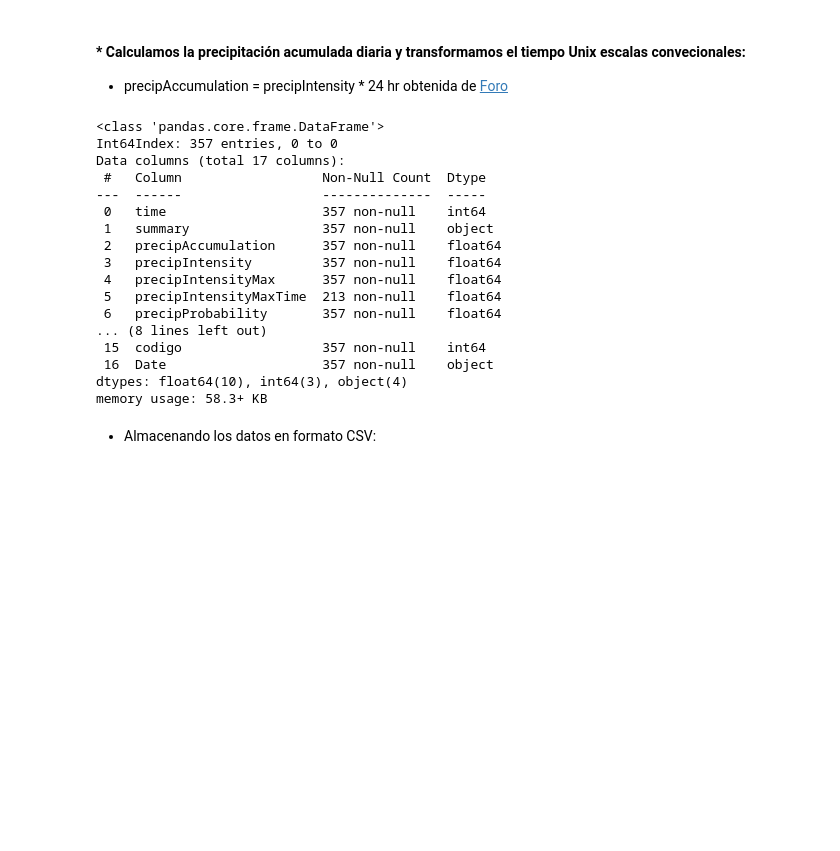
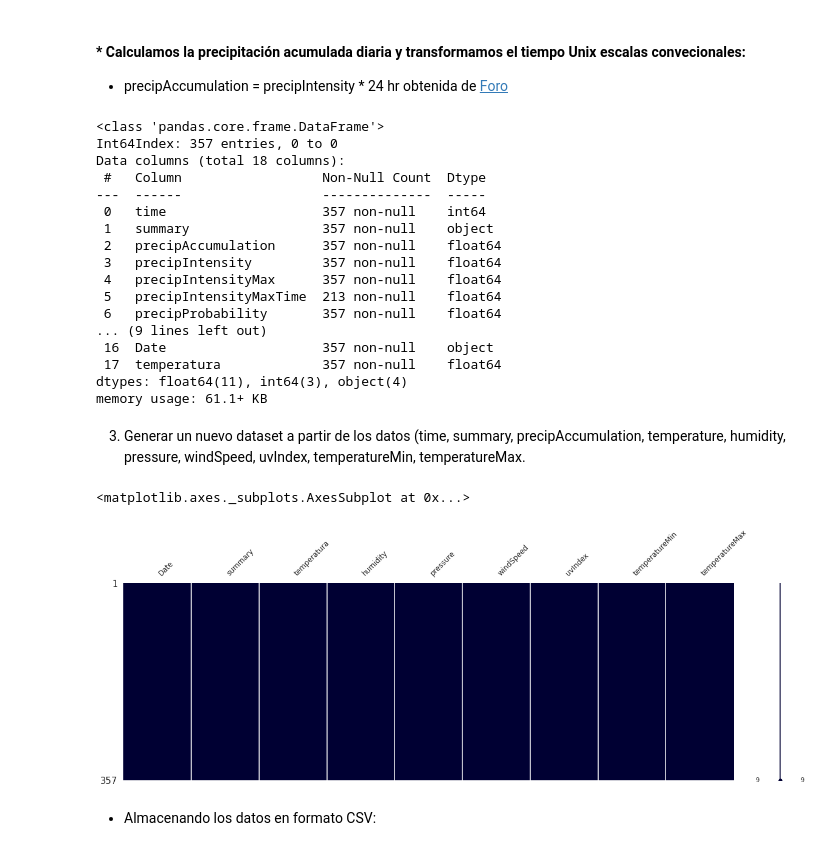
Before and after one commit to serantux/M_Predi_Lluvias_Extremas_10, a Jupyter notebook: TP2_Balbuena_Serrantes_Fonnegra_Velazquez.ipynb, the cells around one changed output. Cells and saved outputs as stored; diff of their text form; code cells hidden in the pictures; blank space fills up the shorter version.

```diff
--- a/TP2_Balbuena_Serrantes_Fonnegra_Velazquez.ipynb
+++ b/TP2_Balbuena_Serrantes_Fonnegra_Velazquez.ipynb
@@ -266,12 +266,13 @@ res['Date'] = pd.to_datetime(res["time"], unit = 's').dt.strftime("%Y-%m-%d")
 
 # Calculamos la precipitación acumulada:
 res['precipAccumulation']= res['precipIntensity']*24 # 24 hrs
+res['temperatura'] = (res['temperatureMax'] + res['temperatureMin']) * 0.5
 # %%
 res.info()
 # %% [output]
 <class 'pandas.core.frame.DataFrame'>
 Int64Index: 357 entries, 0 to 0
-Data columns (total 17 columns):
+Data columns (total 18 columns):
  #   Column                  Non-Null Count  Dtype
 ---  ------                  --------------  -----
  0   time                    357 non-null    int64
@@ -281,11 +282,22 @@ Data columns (total 17 columns):
  4   precipIntensityMax      357 non-null    float64
  5   precipIntensityMaxTime  213 non-null    float64
  6   precipProbability       357 non-null    float64
-... (8 lines left out)
- 15  codigo                  357 non-null    int64
+... (9 lines left out)
  16  Date                    357 non-null    object
-dtypes: float64(10), int64(3), object(4)
-memory usage: 58.3+ KB
+ 17  temperatura             357 non-null    float64
+dtypes: float64(11), int64(3), object(4)
+memory usage: 61.1+ KB
+# %% [markdown]
+3. Generar un nuevo dataset a partir de los datos (time, summary, precipAccumulation, temperature, humidity, pressure, windSpeed, uvIndex, temperatureMin, temperatureMax.
+# %%
+df_riocuarto = res.loc[:,['Date','summary','temperatura', 'humidity', 'pressure', \
+                          'windSpeed', 'uvIndex', 'temperatureMin', 'temperatureMax']].copy()
+# %%
+import missingno as msno
+msno.matrix(df_riocuarto,figsize=(20, 6), fontsize=12, color=[0,0,0.2])
+# %% [output]
+<matplotlib.axes._subplots.AxesSubplot at 0x...>
+[figure, added]
 # %% [markdown]
   * Almacenando los datos en formato CSV:
 # %%
```
Also changed, not shown: parts of 7 cells of this notebook.
